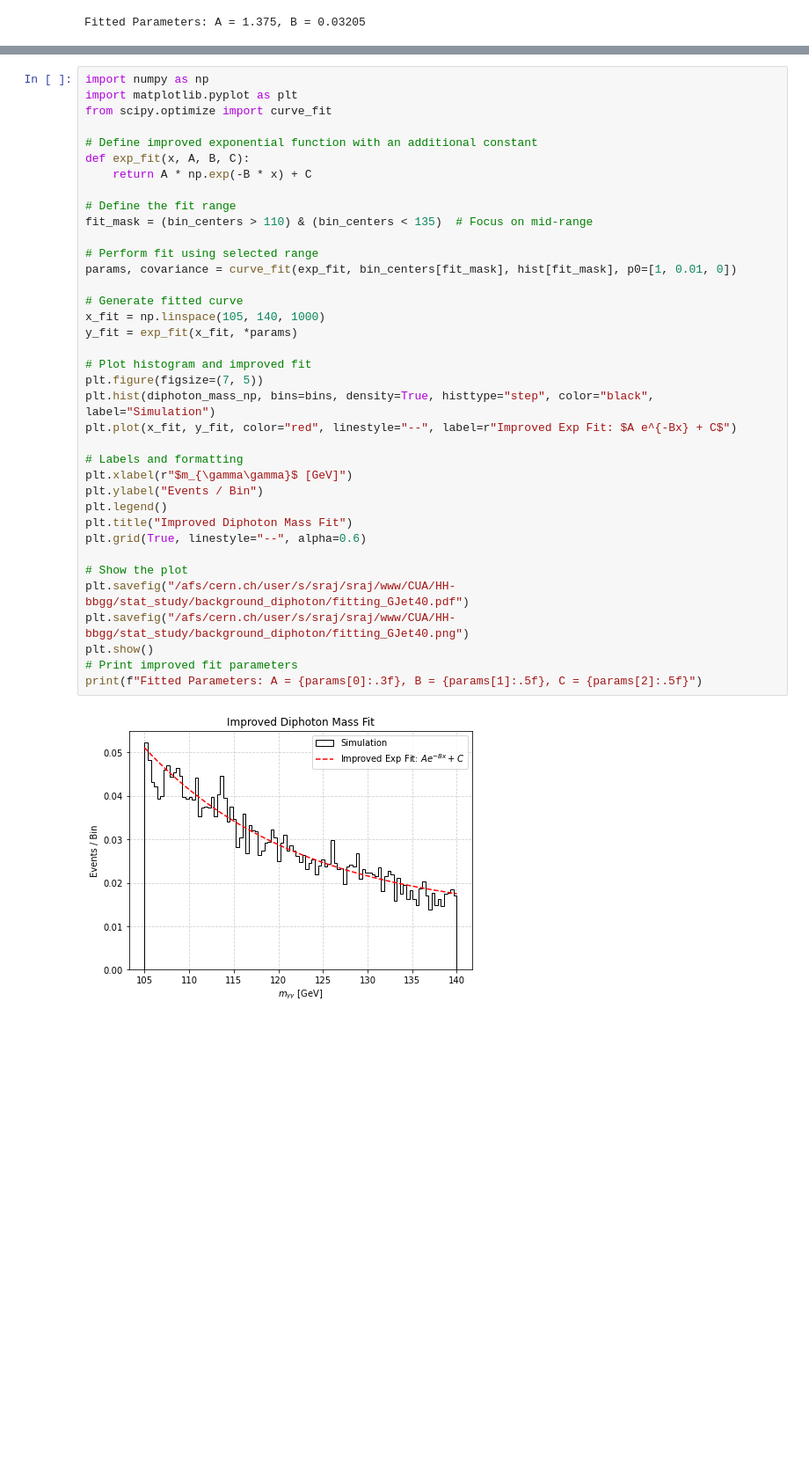
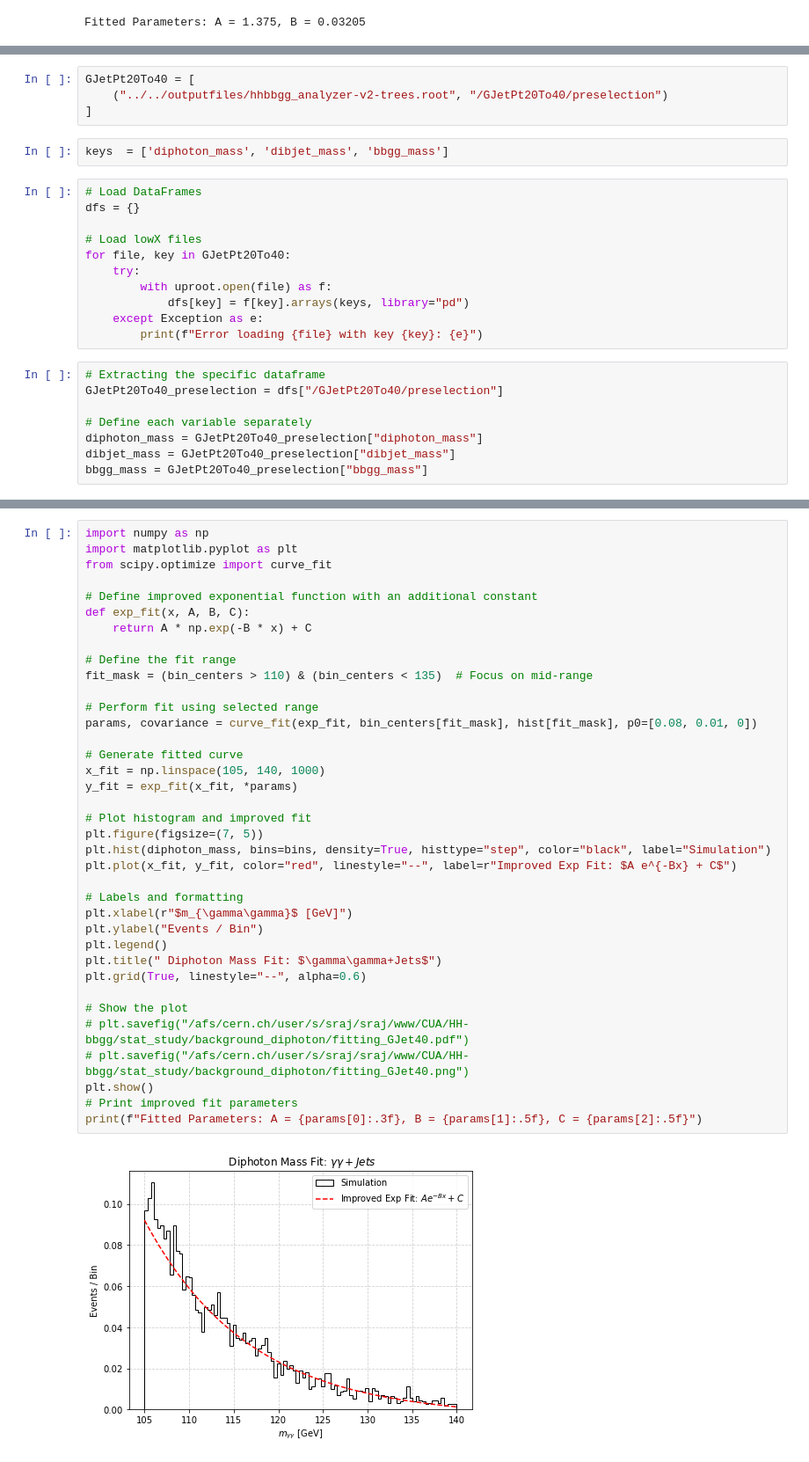
Before and after one commit to tiwariPC/hhbbgg_AwkwardAnalyzer, a Jupyter notebook: stats_study/notebook_signal_fitting/background_fit_non-resonant.ipynb, the cells around one changed output, grey strips where cells are left out. Shown at 88% size. Cells and saved outputs as stored; diff of their text form; blank space fills up the shorter version.

```diff
--- a/stats_study/notebook_signal_fitting/background_fit_non-resonant.ipynb
+++ b/stats_study/notebook_signal_fitting/background_fit_non-resonant.ipynb
@@ -222,0 +485,25 @@ SyntaxError: closing parenthesis ']' does not match opening parenthesis '(' on l
+# %%
+GJetPt20To40 = [
+    ("../../outputfiles/hhbbgg_analyzer-v2-trees.root", "/GJetPt20To40/preselection")
+]
+# %%
+keys  = ['diphoton_mass', 'dibjet_mass', 'bbgg_mass']
+# %%
+# Load DataFrames
+dfs = {}
+
+# Load lowX files
+for file, key in GJetPt20To40:
+    try:
+        with uproot.open(file) as f:
+            dfs[key] = f[key].arrays(keys, library="pd")
+    except Exception as e:
+        print(f"Error loading {file} with key {key}: {e}")
+# %%
+# Extracting the specific dataframe
+GJetPt20To40_preselection = dfs["/GJetPt20To40/preselection"]
+
+# Define each variable separately
+diphoton_mass = GJetPt20To40_preselection["diphoton_mass"]
+dibjet_mass = GJetPt20To40_preselection["dibjet_mass"]
+bbgg_mass = GJetPt20To40_preselection["bbgg_mass"]
@@ -226,36 +538,36 @@ import matplotlib.pyplot as plt
 from scipy.optimize import curve_fit
 
 # Define improved exponential function with an additional constant
 def exp_fit(x, A, B, C):
     return A * np.exp(-B * x) + C
 
 # Define the fit range
 fit_mask = (bin_centers > 110) & (bin_centers < 135)  # Focus on mid-range
 
 # Perform fit using selected range
-params, covariance = curve_fit(exp_fit, bin_centers[fit_mask], hist[fit_mask], p0=[1, 0.01, 0])
+params, covariance = curve_fit(exp_fit, bin_centers[fit_mask], hist[fit_mask], p0=[0.08, 0.01, 0])
 
 # Generate fitted curve
 x_fit = np.linspace(105, 140, 1000)
 y_fit = exp_fit(x_fit, *params)
 
 # Plot histogram and improved fit
 plt.figure(figsize=(7, 5))
-plt.hist(diphoton_mass_np, bins=bins, density=True, histtype="step", color="black", label="Simulation")
+plt.hist(diphoton_mass, bins=bins, density=True, histtype="step", color="black", label="Simulation")
 plt.plot(x_fit, y_fit, color="red", linestyle="--", label=r"Improved Exp Fit: $A e^{-Bx} + C$")
 
 # Labels and formatting
 plt.xlabel(r"$m_{\gamma\gamma}$ [GeV]")
 plt.ylabel("Events / Bin")
 plt.legend()
-plt.title("Improved Diphoton Mass Fit")
+plt.title(" Diphoton Mass Fit: $\gamma\gamma+Jets$")
 plt.grid(True, linestyle="--", alpha=0.6)
 
 # Show the plot
-plt.savefig("/afs/cern.ch/user/s/sraj/sraj/www/CUA/HH-bbgg/stat_study/background_diphoton/fitting_GJet40.pdf")
-plt.savefig("/afs/cern.ch/user/s/sraj/sraj/www/CUA/HH-bbgg/stat_study/background_diphoton/fitting_GJet40.png")
+# plt.savefig("/afs/cern.ch/user/s/sraj/sraj/www/CUA/HH-bbgg/stat_study/background_diphoton/fitting_GJet40.pdf")
+# plt.savefig("/afs/cern.ch/user/s/sraj/sraj/www/CUA/HH-bbgg/stat_study/background_diphoton/fitting_GJet40.png")
 plt.show()
 # Print improved fit parameters
 print(f"Fitted Parameters: A = {params[0]:.3f}, B = {params[1]:.5f}, C = {params[2]:.5f}")
 # %% [output]
-[figure, old version]
+[figure, new version]
```
Also changed, not shown: parts of 39 cells of this notebook, 5 other files.
